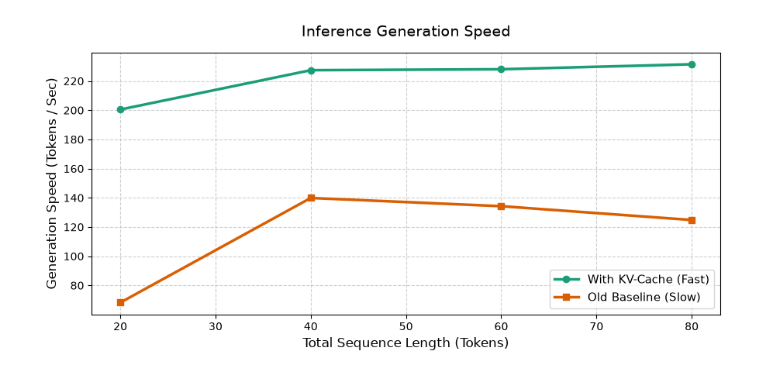
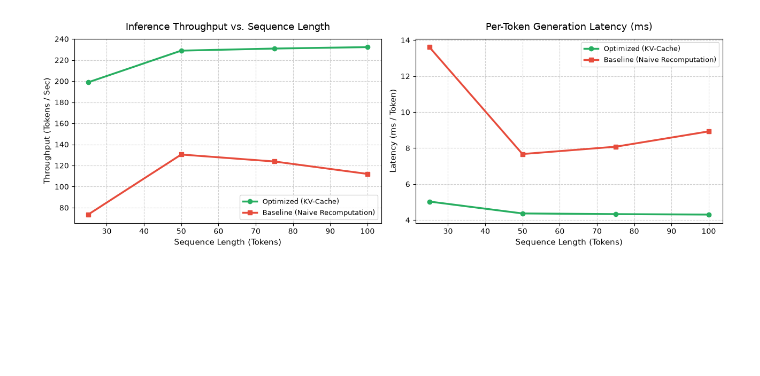
Before and after one commit to EyadNada/AxiomLM, a Jupyter notebook: brain/play.ipynb, the cells around one changed output. Cells and saved outputs as stored; diff of their text form; code cells hidden in the pictures; blank space fills up the shorter version.

```diff
--- a/brain/play.ipynb
+++ b/brain/play.ipynb
@@ -47,39 +128,61 @@ plt.show()
 # %%
-# Inference speed: Naive generation vs KV-Cache
+# 4. Inference Speed & Latency Benchmark
 cfg = GPTConfig(block_size=1024, vocab_size=50257, n_layer=12, n_head=12, n_embd=768)
 model = GPT(cfg).to(device)
 model.eval()
 
 enc = tiktoken.get_encoding("gpt2")
-prompt = "Once upon a time"
-lengths = [20, 40, 60, 80]
+prompt = "Once upon a time in a ancient kingdom"
+lengths = [25, 50, 75, 100]
 
-naive_speeds = []
-kv_speeds = []
+naive_tok_s = []
+kv_tok_s = []
+naive_ms_per_tok = []
+kv_ms_per_tok = []
 
 for l in lengths:
+    num_gen = l - len(enc.encode(prompt))
+
     # Naive
+    if device == "mps": torch.mps.synchronize()
     t0 = time.time()
     _ = generate_samples(model, enc, device, prompt=prompt, num_samples=1, max_length=l)
+    if device == "mps": torch.mps.synchronize()
     t_naive = time.time() - t0
-    naive_speeds.append((l - len(enc.encode(prompt))) / t_naive)
+    naive_tok_s.append(num_gen / t_naive)
+    naive_ms_per_tok.append((t_naive / num_gen) * 1000)
 
     # KV-Cache
+    if device == "mps": torch.mps.synchronize()
     t0 = time.time()
     _ = generate_with_cache(model, enc, device, prompt=prompt, num_samples=1, max_length=l)
+    if device == "mps": torch.mps.synchronize()
     t_kv = time.time() - t0
-    kv_speeds.append((l - len(enc.encode(prompt))) / t_kv)
+    kv_tok_s.append(num_gen / t_kv)
+    kv_ms_per_tok.append((t_kv / num_gen) * 1000)
 
-plt.figure(figsize=(9, 4.5))
-plt.plot(lengths, kv_speeds, marker='o', color="#1b9e77", linewidth=2.5, label="With KV-Cache (Fast)")
-plt.plot(lengths, naive_speeds, marker='s', color="#d95f02", linewidth=2.5, label="Old Baseline (Slow)")
-plt.title("Inference Generation Speed", fontsize=14, pad=15)
-plt.xlabel("Total Sequence Length (Tokens)", fontsize=12)
-plt.ylabel("Generation Speed (Tokens / Sec)", fontsize=12)
-plt.legend(fontsize=11)
-plt.grid(True, linestyle='--', alpha=0.6)
+fig, (ax1, ax2) = plt.subplots(1, 2, figsize=(13, 4.5))
+
+# Speed
+ax1.plot(lengths, kv_tok_s, marker='o', color="#27ae60", linewidth=2.5, label="Optimized (KV-Cache)")
+ax1.plot(lengths, naive_tok_s, marker='s', color="#e74c3c", linewidth=2.5, label="Baseline (Naive Recomputation)")
+ax1.set_title("Inference Throughput vs. Sequence Length", fontsize=13, pad=12)
+ax1.set_xlabel("Sequence Length (Tokens)", fontsize=11)
+ax1.set_ylabel("Throughput (Tokens / Sec)", fontsize=11)
+ax1.legend(frameon=True, fontsize=9.5)
+ax1.grid(True, linestyle='--', alpha=0.6)
+
+# Latency per token
+ax2.plot(lengths, kv_ms_per_tok, marker='o', color="#27ae60", linewidth=2.5, label="Optimized (KV-Cache)")
+ax2.plot(lengths, naive_ms_per_tok, marker='s', color="#e74c3c", linewidth=2.5, label="Baseline (Naive Recomputation)")
+ax2.set_title("Per-Token Generation Latency (ms)", fontsize=13, pad=12)
+ax2.set_xlabel("Sequence Length (Tokens)", fontsize=11)
+ax2.set_ylabel("Latency (ms / Token)", fontsize=11)
+ax2.legend(frameon=True, fontsize=9.5)
+ax2.grid(True, linestyle='--', alpha=0.6)
+
 plt.tight_layout()
 plt.show()
 # %% [output]
-[figure, old version]
+[figure, new version]
 # %%
```
Also changed, not shown: parts of 8 cells of this notebook, 1 other file.
